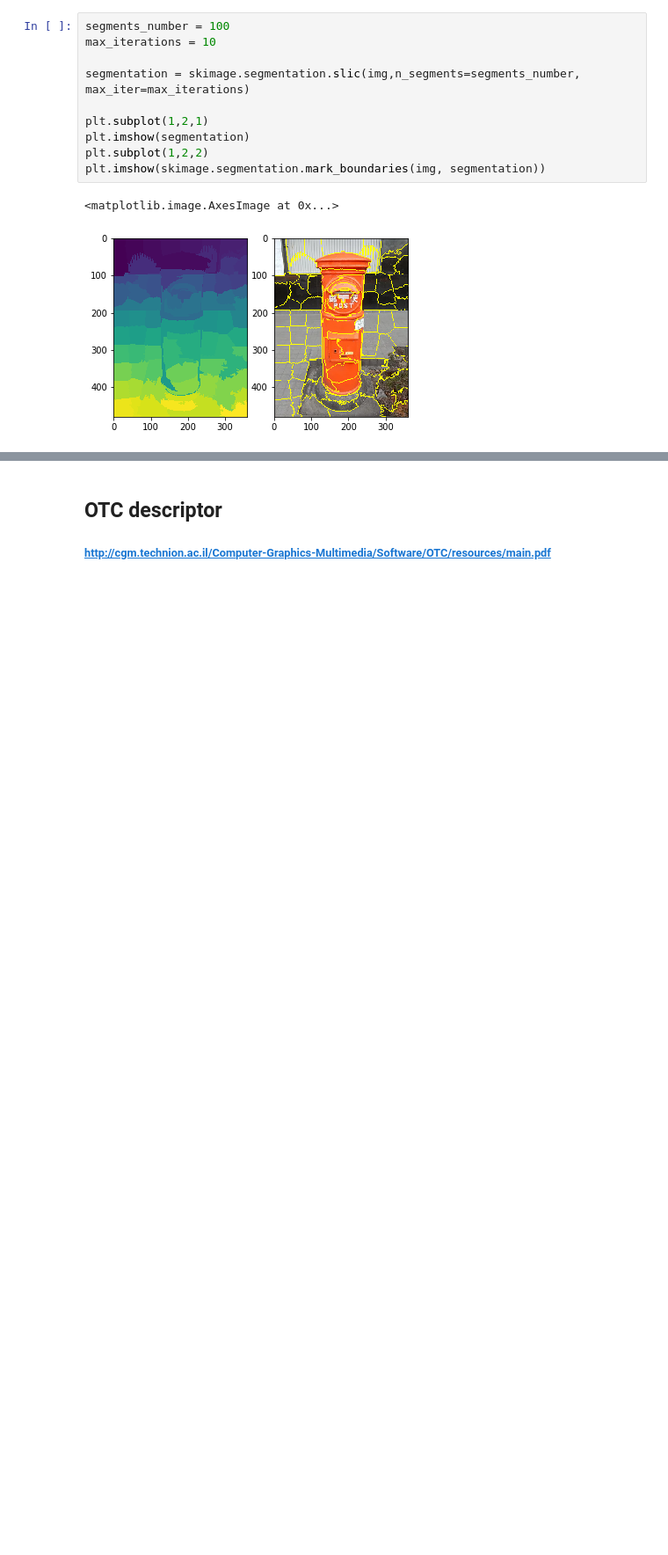
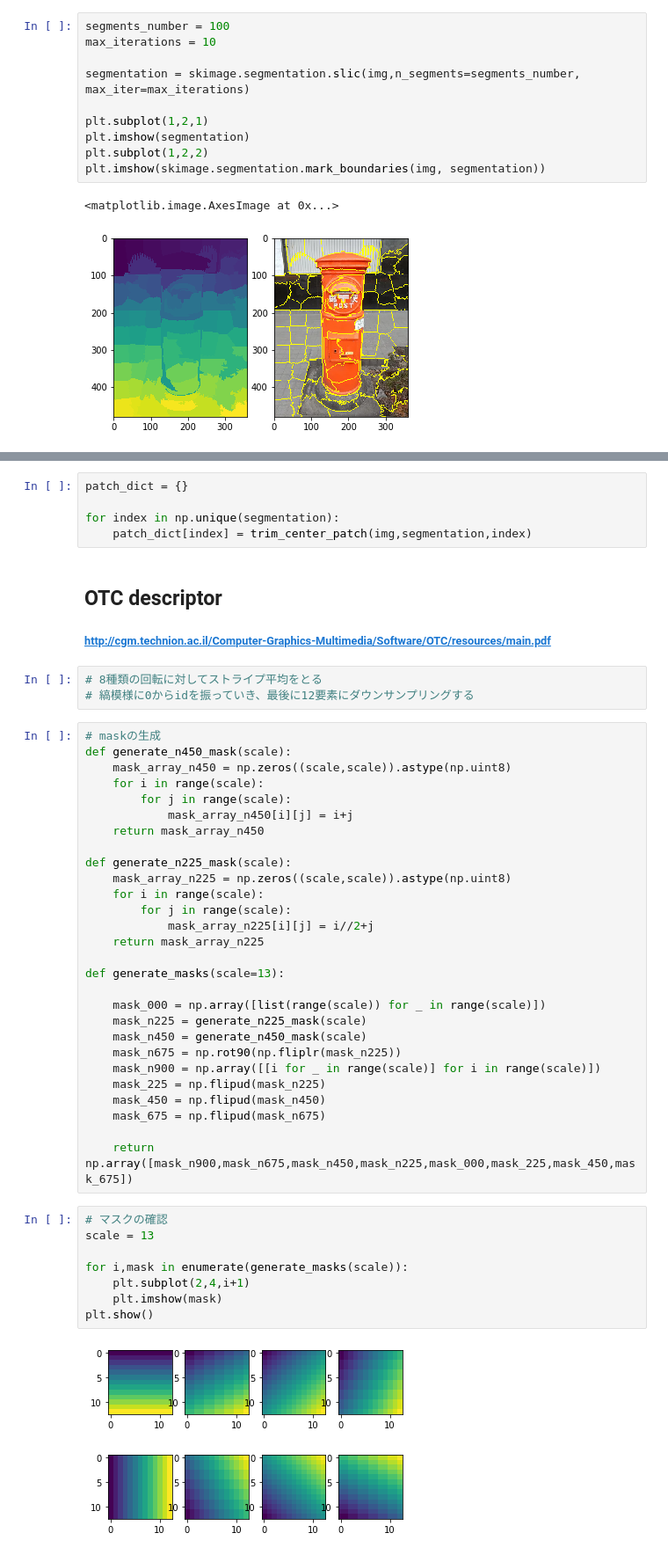
Before and after one commit to ryota765/Trimap-Generation, a Jupyter notebook: trimap_generation.ipynb, the cells around one changed output, grey strips where cells are left out. Shown: that part at 88% size. Cells and saved outputs as stored; diff of their text form; blank space fills up the shorter version.

```diff
--- a/trimap_generation.ipynb
+++ b/trimap_generation.ipynb
@@ -37,3 +44,49 @@ array([ 0,  1,  2,  3,  4,  5,  6,  7,  8,  9, 10, 11, 12, 13, 14, 15, 16,
+# %%
+patch_dict = {}
+
+for index in np.unique(segmentation):
+    patch_dict[index] = trim_center_patch(img,segmentation,index)
 # %% [markdown]
 ## OTC descriptor
 ###### http://cgm.technion.ac.il/Computer-Graphics-Multimedia/Software/OTC/resources/main.pdf
+# %%
+# 8種類の回転に対してストライプ平均をとる
+# 縞模様に0からidを振っていき、最後に12要素にダウンサンプリングする
+# %%
+# maskの生成
+def generate_n450_mask(scale):
+    mask_array_n450 = np.zeros((scale,scale)).astype(np.uint8)
+    for i in range(scale):
+        for j in range(scale):
+            mask_array_n450[i][j] = i+j
+    return mask_array_n450
+
+def generate_n225_mask(scale):
+    mask_array_n225 = np.zeros((scale,scale)).astype(np.uint8)
+    for i in range(scale):
+        for j in range(scale):
+            mask_array_n225[i][j] = i//2+j
+    return mask_array_n225
+
+def generate_masks(scale=13):
+
+    mask_000 = np.array([list(range(scale)) for _ in range(scale)])
+    mask_n225 = generate_n225_mask(scale)
+    mask_n450 = generate_n450_mask(scale)
+    mask_n675 = np.rot90(np.fliplr(mask_n225))
+    mask_n900 = np.array([[i for _ in range(scale)] for i in range(scale)])
+    mask_225 = np.flipud(mask_n225)
+    mask_450 = np.flipud(mask_n450)
+    mask_675 = np.flipud(mask_n675)
+
+    return np.array([mask_n900,mask_n675,mask_n450,mask_n225,mask_000,mask_225,mask_450,mask_675])
+# %%
+# マスクの確認
+scale = 13
+
+for i,mask in enumerate(generate_masks(scale)):
+    plt.subplot(2,4,i+1)
+    plt.imshow(mask)
+plt.show()
+# %% [output]
+[figure, added]
```
Also changed, not shown: parts of 8 cells of this notebook.
